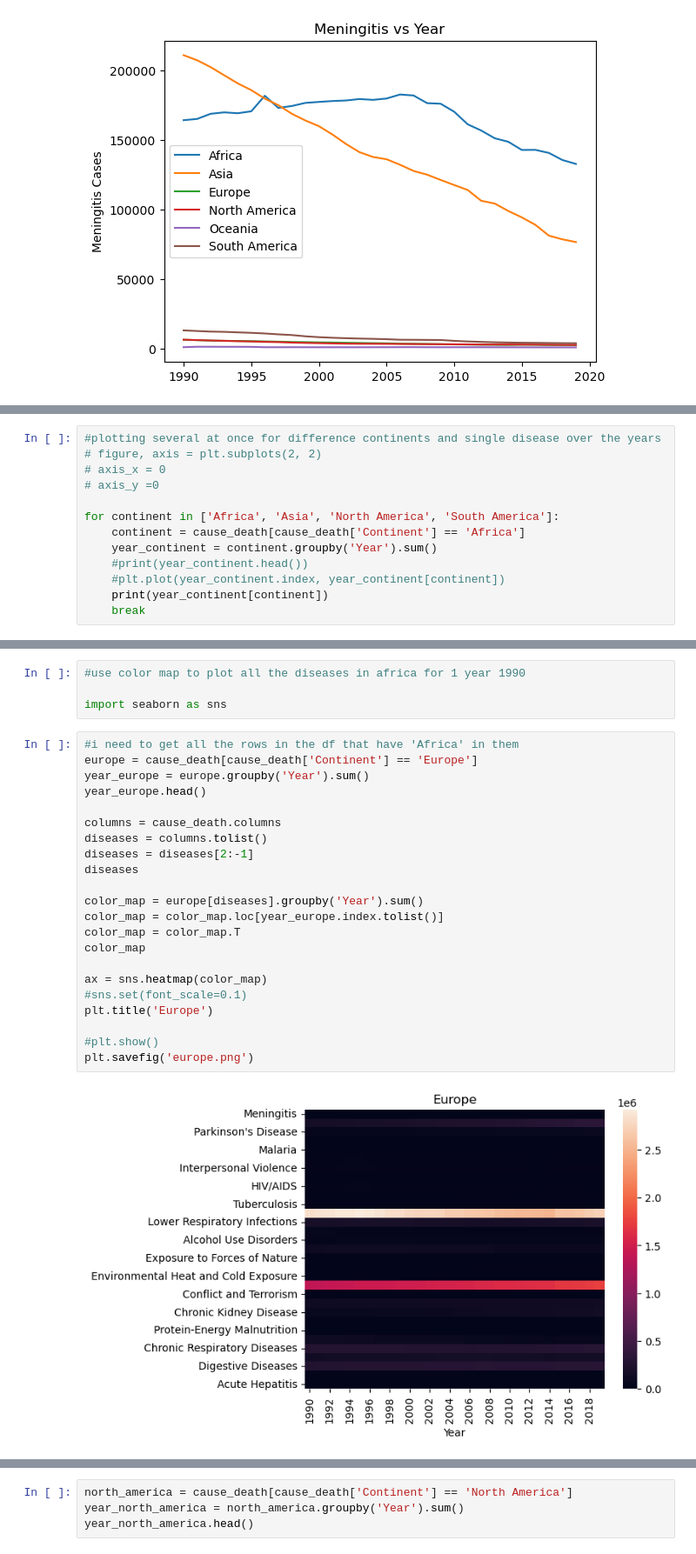
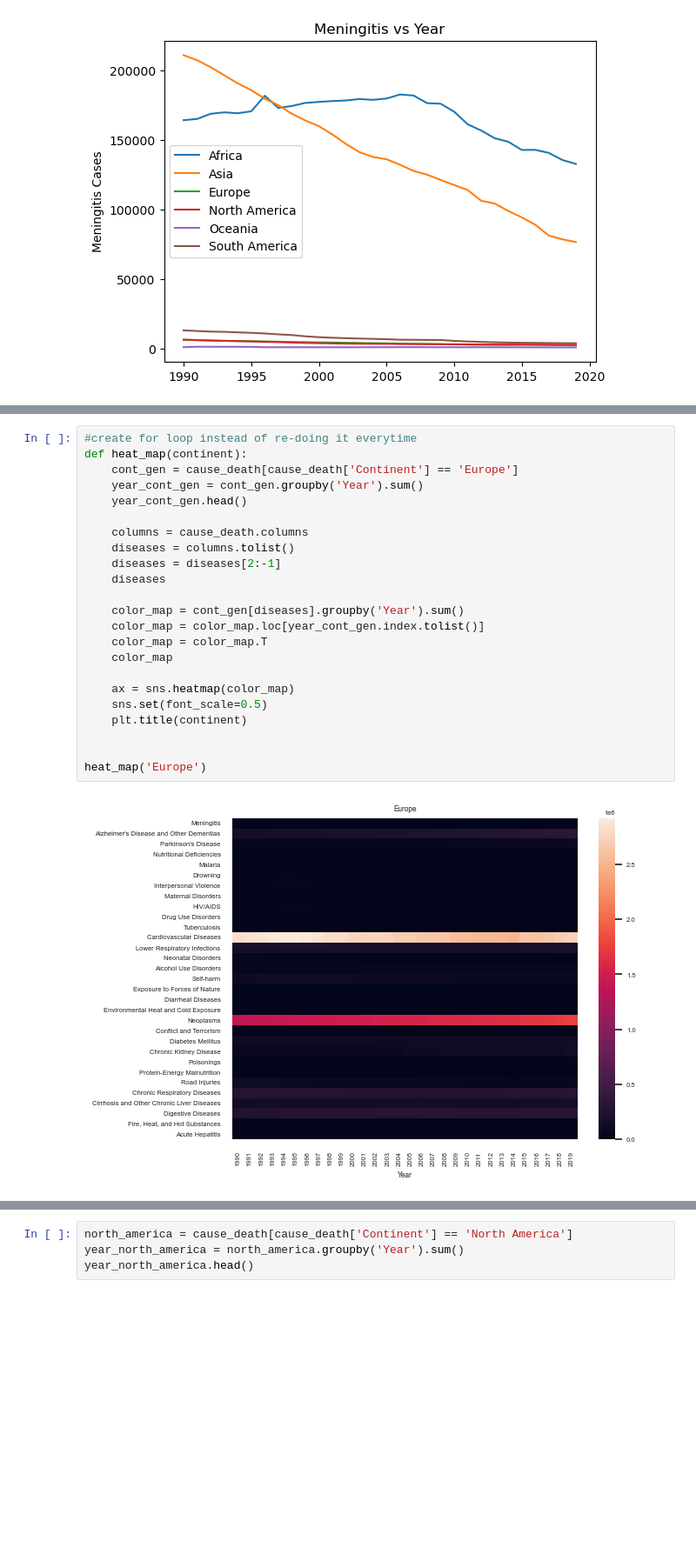
Before and after one commit to apanthari/project_1_group, a Jupyter notebook: exploration.ipynb, the cells around one changed output, grey strips where cells are left out. Shown: that part at 87% size. Drawn from its saved outputs; the diff is of its cells as text; blank space fills up the shorter version.

```diff
--- a/exploration.ipynb
+++ b/exploration.ipynb
@@ -289,13 +192,0 @@ Meningitis
-# %%
-#plotting several at once for difference continents and single disease over the years
-# figure, axis = plt.subplots(2, 2)
-# axis_x = 0
-# axis_y =0
-
-for continent in ['Africa', 'Asia', 'North America', 'South America']:
-    continent = cause_death[cause_death['Continent'] == 'Africa']
-    year_continent = continent.groupby('Year').sum()
-    #print(year_continent.head())
-    #plt.plot(year_continent.index, year_continent[continent])
-    print(year_continent[continent])
-    break
@@ -320,28 +193,25 @@ Year
-# %%
-#use color map to plot all the diseases in africa for 1 year 1990
-
-import seaborn as sns
 # %%
-#i need to get all the rows in the df that have 'Africa' in them
-europe = cause_death[cause_death['Continent'] == 'Europe']
-year_europe = europe.groupby('Year').sum()
-year_europe.head()
+#create for loop instead of re-doing it everytime
+def heat_map(continent):
+    cont_gen = cause_death[cause_death['Continent'] == 'Europe']
+    year_cont_gen = cont_gen.groupby('Year').sum()
+    year_cont_gen.head()
 
-columns = cause_death.columns
-diseases = columns.tolist()
-diseases = diseases[2:-1]
-diseases
+    columns = cause_death.columns
+    diseases = columns.tolist()
+    diseases = diseases[2:-1]
+    diseases
 
-color_map = europe[diseases].groupby('Year').sum()
-color_map = color_map.loc[year_europe.index.tolist()]
-color_map = color_map.T
-color_map
+    color_map = cont_gen[diseases].groupby('Year').sum()
+    color_map = color_map.loc[year_cont_gen.index.tolist()]
+    color_map = color_map.T
+    color_map
 
-ax = sns.heatmap(color_map)
-#sns.set(font_scale=0.1)
-plt.title('Europe')
+    ax = sns.heatmap(color_map)
+    sns.set(font_scale=0.5)
+    plt.title(continent)
 
-#plt.show()
-plt.savefig('europe.png')
+
+heat_map('Europe')
 # %% [output]
-[figure, old version]
+[figure, new version]
```
Also changed, not shown: parts of 18 cells of this notebook.
